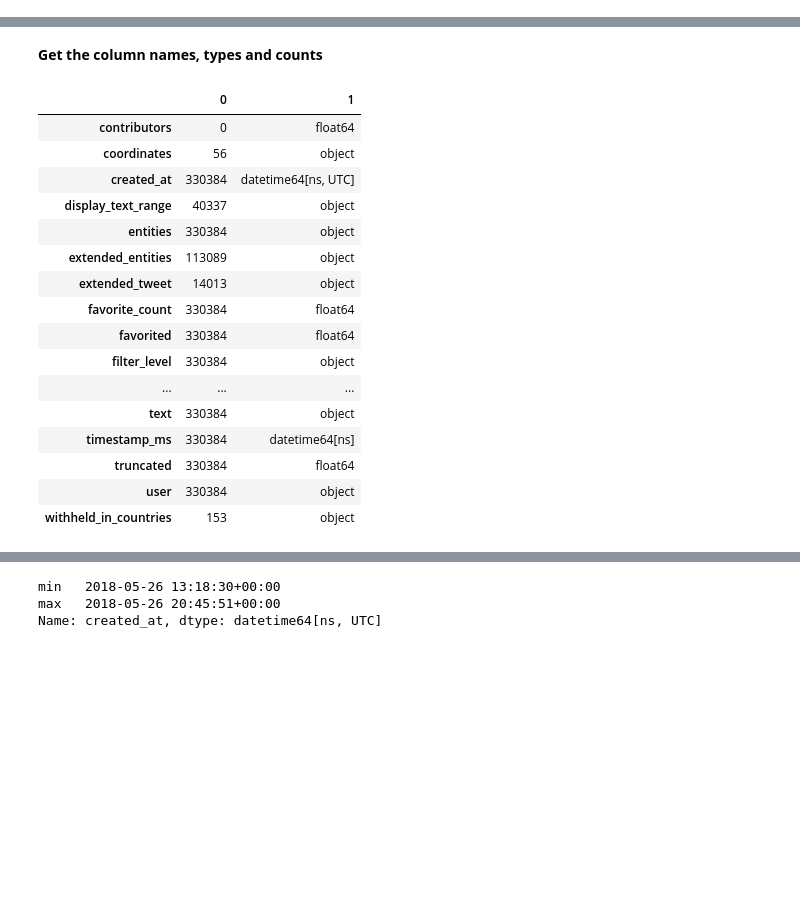
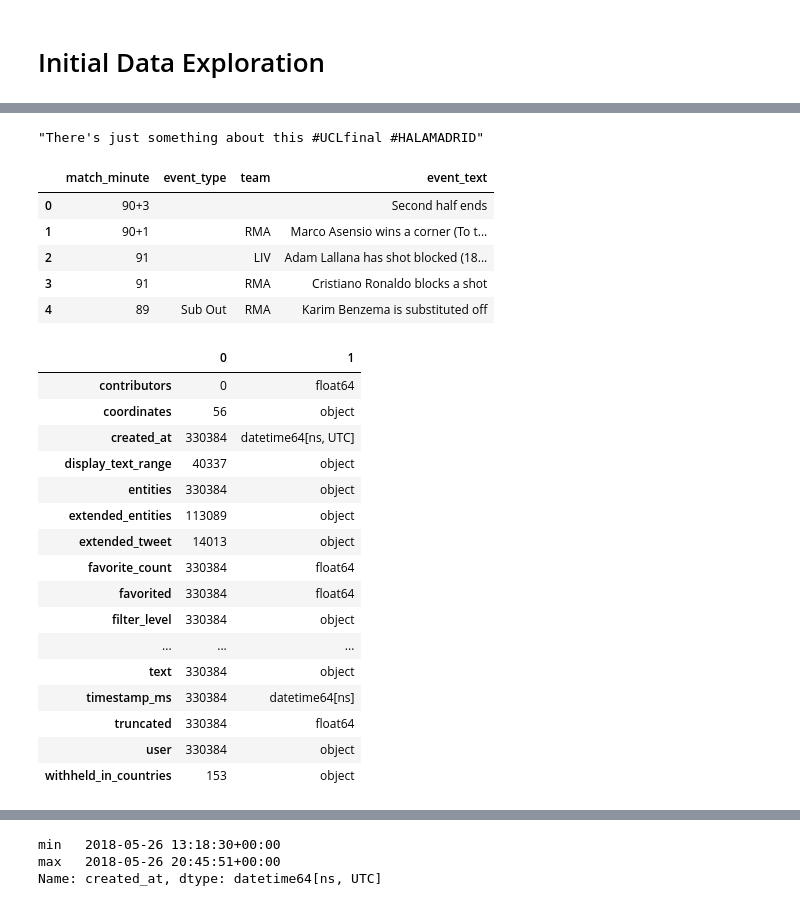
Before and after one commit to jb-0/football-prediction, a Jupyter notebook: EDA-REA-v-LIV-2008.ipynb, the cells around one changed output, grey strips where cells are left out. Saved outputs shown, nothing was run; the diff lists cells and outputs as text; code cells hidden in the pictures; blank space fills up the shorter version.

Commit message:
Added contextual data

```diff
--- a/EDA-REA-v-LIV-2008.ipynb
+++ b/EDA-REA-v-LIV-2008.ipynb
@@ -13 +99,3 @@ pd.set_option('display.max_columns', None)
+# %% [markdown]
+# Initial Data Exploration
 # %%
@@ -20,28 +108,43 @@ full_tweets_df.head()
 | 2 | 2018-05-26 13:18:31+00:00 | 1.000366e+18 | 1.000366e+18 | RT @madridismoreaI_: HA LLEGADO E... | NaN | <a href="http://twitter.com/downl... | 0.0 | NaN | ... |
 | 3 | 2018-05-26 13:18:31+00:00 | 1.000366e+18 | 1.000366e+18 | RT @madridismoreaI_: Mi XI para m... | NaN | <a href="http://twitter.com/" rel... | 0.0 | NaN | ... |
 | 4 | 2018-05-26 13:18:31+00:00 | 1.000366e+18 | 1.000366e+18 | RT @ECG_Unofficial: We will like ... | NaN | <a href="http://twitter.com/downl... | 0.0 | NaN | ... |
-# %% [markdown]
-**Get the column names, types and counts**
-# %%
-pd.concat([full_tweets_df.count().sort_index(), full_tweets_df.dtypes.sort_index()], axis=1, join='inner')
-# %% [output]
-|  | 0 | 1 |
-| contributors | 0 | float64 |
-| coordinates | 56 | object |
-| created_at | 330384 | datetime64[ns, UTC] |
-| display_text_range | 40337 | object |
-| entities | 330384 | object |
-| extended_entities | 113089 | object |
-| extended_tweet | 14013 | object |
-| favorite_count | 330384 | float64 |
-| favorited | 330384 | float64 |
-| filter_level | 330384 | object |
-| ... | ... | ... |
-| text | 330384 | object |
-| timestamp_ms | 330384 | datetime64[ns] |
-| truncated | 330384 | float64 |
-| user | 330384 | object |
-| withheld_in_countries | 153 | object |
+# %%
+# Example tweet
+full_tweets_df.text[23243]
+# %% [output]
+"There's just something about this #UCLfinal #HALAMADRID"
+# %%
+# Get top 5 records of the match events datafame
+full_game_context_df.head()
+# %% [output]
+|  | match_minute | event_type | team | event_text |
+| 0 | 90+3 |  |  | Second half ends |
+| 1 | 90+1 |  | RMA | Marco Asensio wins a corner (To t... |
+| 2 | 91 |  | LIV | Adam Lallana has shot blocked (18... |
+| 3 | 91 |  | RMA | Cristiano Ronaldo blocks a shot |
+| 4 | 89 | Sub Out | RMA | Karim Benzema is substituted off |
+# %%
+# Get the column names, types and counts
+# The "Tweet" object/column definition can be seen on https://developer.twitter.com/en/docs/twitter-api/v1/data-dictionary/overview/tweet-object
+pd.concat([full_tweets_df.count().sort_index(), full_tweets_df.dtypes.sort_index()], axis=1, join='inner')
+# %% [output]
+|  | 0 | 1 |
+| contributors | 0 | float64 |
+| coordinates | 56 | object |
+| created_at | 330384 | datetime64[ns, UTC] |
+| display_text_range | 40337 | object |
+| entities | 330384 | object |
+| extended_entities | 113089 | object |
+| extended_tweet | 14013 | object |
+| favorite_count | 330384 | float64 |
+| favorited | 330384 | float64 |
+| filter_level | 330384 | object |
+| ... | ... | ... |
+| text | 330384 | object |
+| timestamp_ms | 330384 | datetime64[ns] |
+| truncated | 330384 | float64 |
+| user | 330384 | object |
+| withheld_in_countries | 153 | object |
 # %%
 # Get some general stats for the dataset
 full_tweets_df.describe()
```
Also changed, not shown: parts of 12 cells of this notebook.
